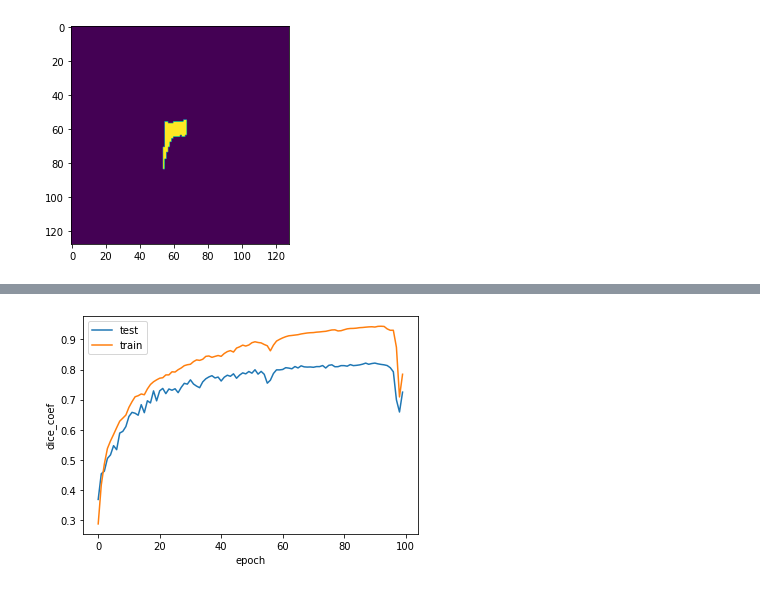
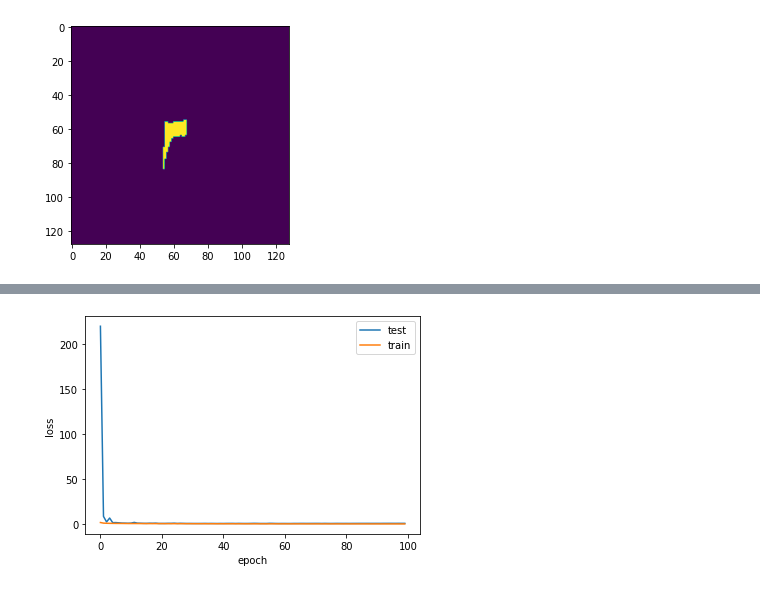
Before and after one commit to IsidoraSlavkovic/image-segmentation, a Jupyter notebook: CamVid.ipynb, the cells around one changed output, grey strips where cells are left out. Cells and saved outputs as stored; diff of their text form; code cells hidden in the pictures.

```diff
--- a/CamVid.ipynb
+++ b/CamVid.ipynb
@@ -346,9 +324,9 @@ Sample Prediction after epoch 100
-# %%
- plt.plot(model1.history.history['val_dice_coef'], label='test')
-plt.plot(model1.history.history['dice_coef'], label='train')
-plt.legend()
-plt.xlabel('epoch')
-plt.ylabel('dice_coef')
-plt.show()
-# %% [output]
-[figure, removed]
+# %%
+plt.plot(model.history.history['val_loss'], label='test')
+plt.plot(model.history.history['loss'], label='train')
+plt.legend()
+plt.xlabel('epoch')
+plt.ylabel('loss')
+plt.show()
+# %% [output]
+[figure, added]
```
Also changed, not shown: parts of 42 cells of this notebook.
